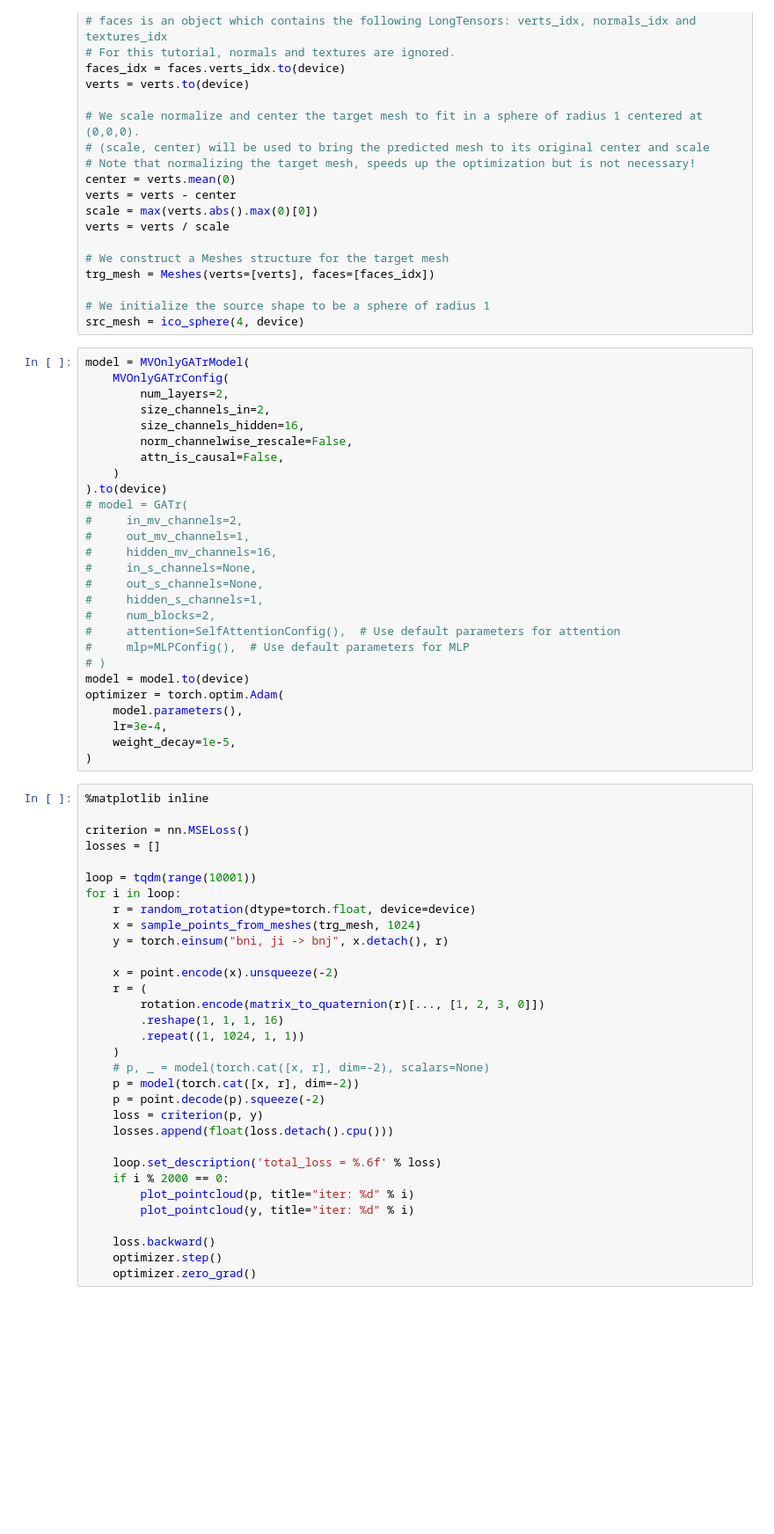
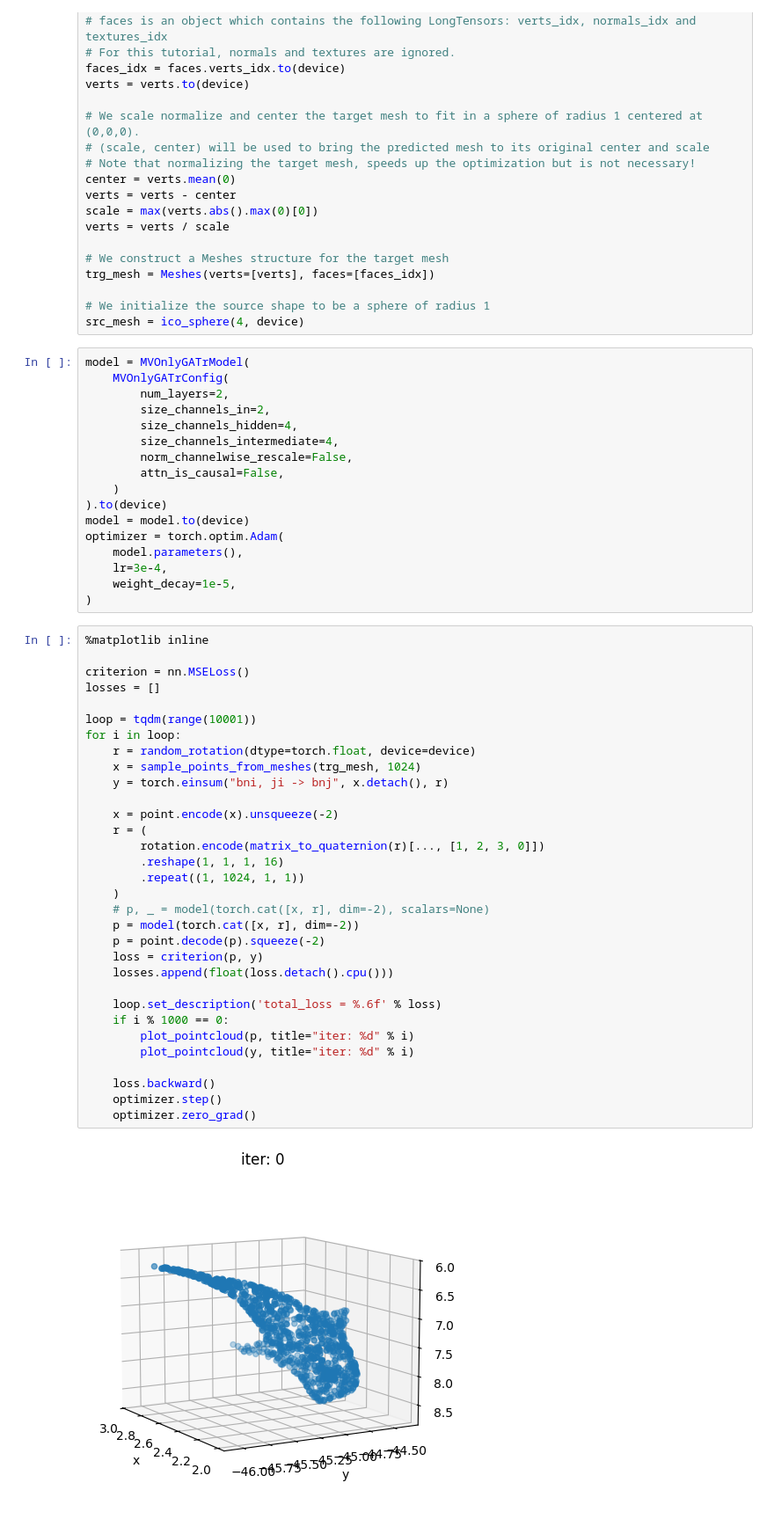
Before and after one commit to Guest400123064/meshae, a Jupyter notebook: notebooks/0-dolphin_trick.ipynb, the cells around one changed output. Shown at 88% size. Drawn from its saved outputs; the diff is of its cells as text; blank space fills up the shorter version.

```diff
--- a/notebooks/0-dolphin_trick.ipynb
+++ b/notebooks/0-dolphin_trick.ipynb
@@ -58,22 +54,12 @@ model = MVOnlyGATrModel(
     MVOnlyGATrConfig(
         num_layers=2,
         size_channels_in=2,
-        size_channels_hidden=16,
+        size_channels_hidden=4,
+        size_channels_intermediate=4,
         norm_channelwise_rescale=False,
         attn_is_causal=False,
     )
 ).to(device)
-# model = GATr(
-#     in_mv_channels=2,
-#     out_mv_channels=1,
-#     hidden_mv_channels=16,
-#     in_s_channels=None,
-#     out_s_channels=None,
-#     hidden_s_channels=1,
-#     num_blocks=2,
-#     attention=SelfAttentionConfig(),  # Use default parameters for attention
-#     mlp=MLPConfig(),  # Use default parameters for MLP
-# )
 model = model.to(device)
 optimizer = torch.optim.Adam(
     model.parameters(),
@@ -84,31 +70,33 @@ optimizer = torch.optim.Adam(
 %matplotlib inline
 
 criterion = nn.MSELoss()
 losses = []
 
 loop = tqdm(range(10001))
 for i in loop:
     r = random_rotation(dtype=torch.float, device=device)
     x = sample_points_from_meshes(trg_mesh, 1024)
     y = torch.einsum("bni, ji -> bnj", x.detach(), r)
 
     x = point.encode(x).unsqueeze(-2)
     r = (
         rotation.encode(matrix_to_quaternion(r)[..., [1, 2, 3, 0]])
         .reshape(1, 1, 1, 16)
         .repeat((1, 1024, 1, 1))
     )
     # p, _ = model(torch.cat([x, r], dim=-2), scalars=None)
     p = model(torch.cat([x, r], dim=-2))
     p = point.decode(p).squeeze(-2)
     loss = criterion(p, y)
     losses.append(float(loss.detach().cpu()))
 
     loop.set_description('total_loss = %.6f' % loss)
-    if i % 2000 == 0:
+    if i % 1000 == 0:
         plot_pointcloud(p, title="iter: %d" % i)
         plot_pointcloud(y, title="iter: %d" % i)
 
     loss.backward()
     optimizer.step()
     optimizer.zero_grad()
+# %% [output]
+[figure, added]
```
Also changed, not shown: parts of 2 cells of this notebook.
